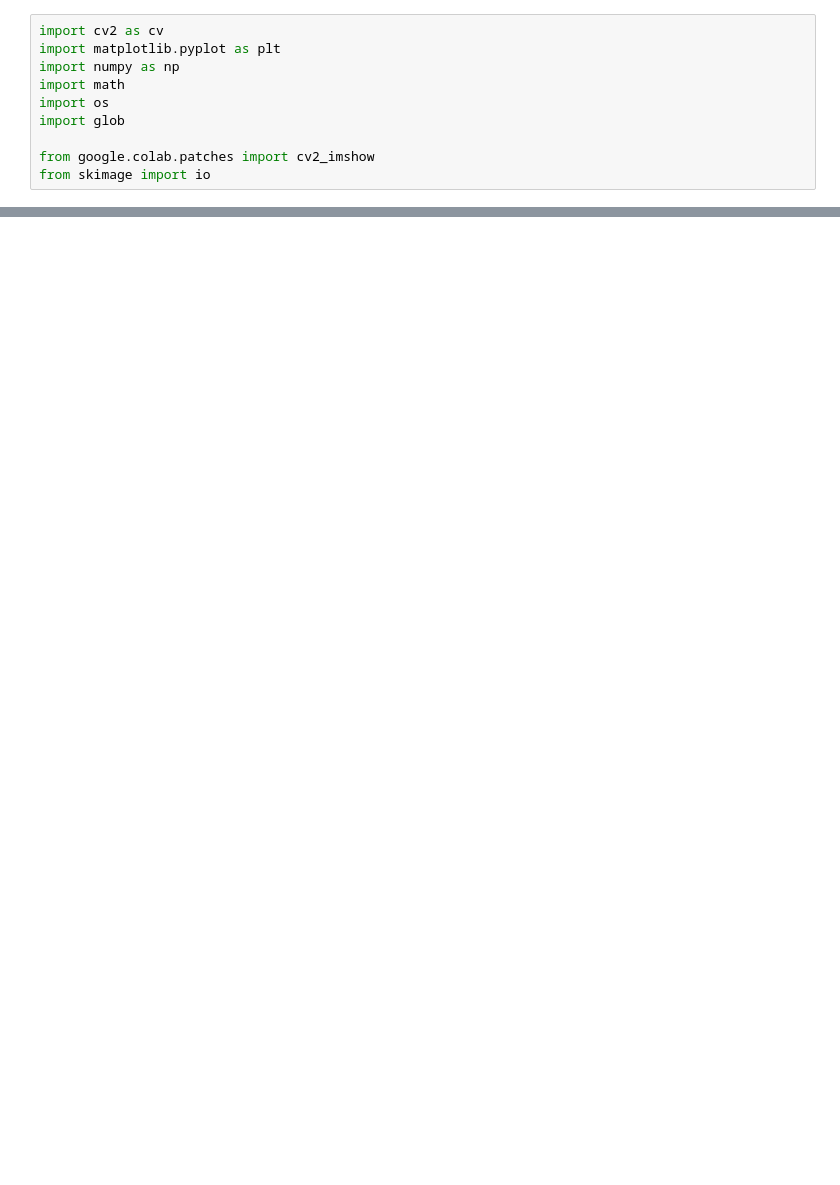
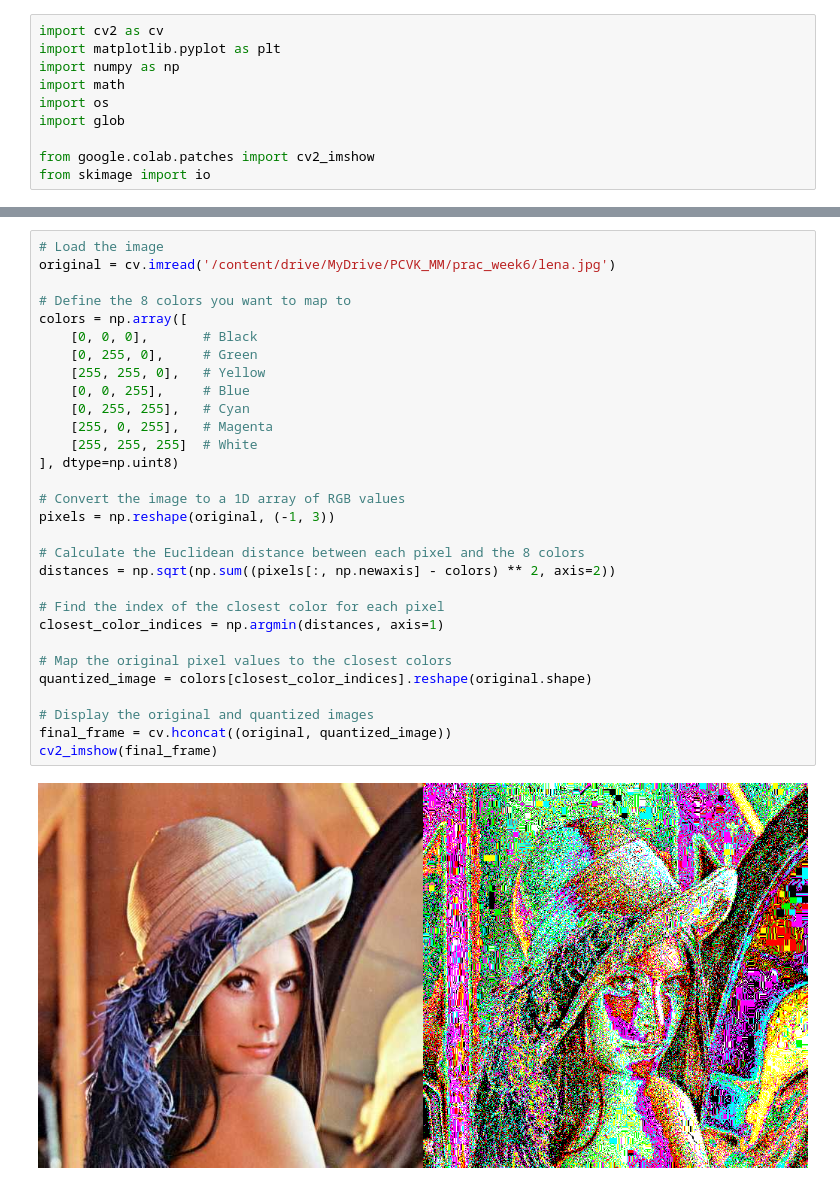
Before and after one commit to Raihandany/PCVK_Ganjil_2023, a Jupyter notebook: Week6_PCVK_2023.ipynb, the cells around one changed output, grey strips where cells are left out. Cells and saved outputs as stored; diff of their text form; blank space fills up the shorter version.

```diff
--- a/Week6_PCVK_2023.ipynb
+++ b/Week6_PCVK_2023.ipynb
@@ -54,0 +214,32 @@ NameError: ignored
+# %%
+# Load the image
+original = cv.imread('/content/drive/MyDrive/PCVK_MM/prac_week6/lena.jpg')
+
+# Define the 8 colors you want to map to
+colors = np.array([
+    [0, 0, 0],       # Black
+    [0, 255, 0],     # Green
+    [255, 255, 0],   # Yellow
+    [0, 0, 255],     # Blue
+    [0, 255, 255],   # Cyan
+    [255, 0, 255],   # Magenta
+    [255, 255, 255]  # White
+], dtype=np.uint8)
+
+# Convert the image to a 1D array of RGB values
+pixels = np.reshape(original, (-1, 3))
+
+# Calculate the Euclidean distance between each pixel and the 8 colors
+distances = np.sqrt(np.sum((pixels[:, np.newaxis] - colors) ** 2, axis=2))
+
+# Find the index of the closest color for each pixel
+closest_color_indices = np.argmin(distances, axis=1)
+
+# Map the original pixel values to the closest colors
+quantized_image = colors[closest_color_indices].reshape(original.shape)
+
+# Display the original and quantized images
+final_frame = cv.hconcat((original, quantized_image))
+cv2_imshow(final_frame)
+# %% [output]
+[figure, added]
```
Also changed, not shown: parts of 6 cells of this notebook.
